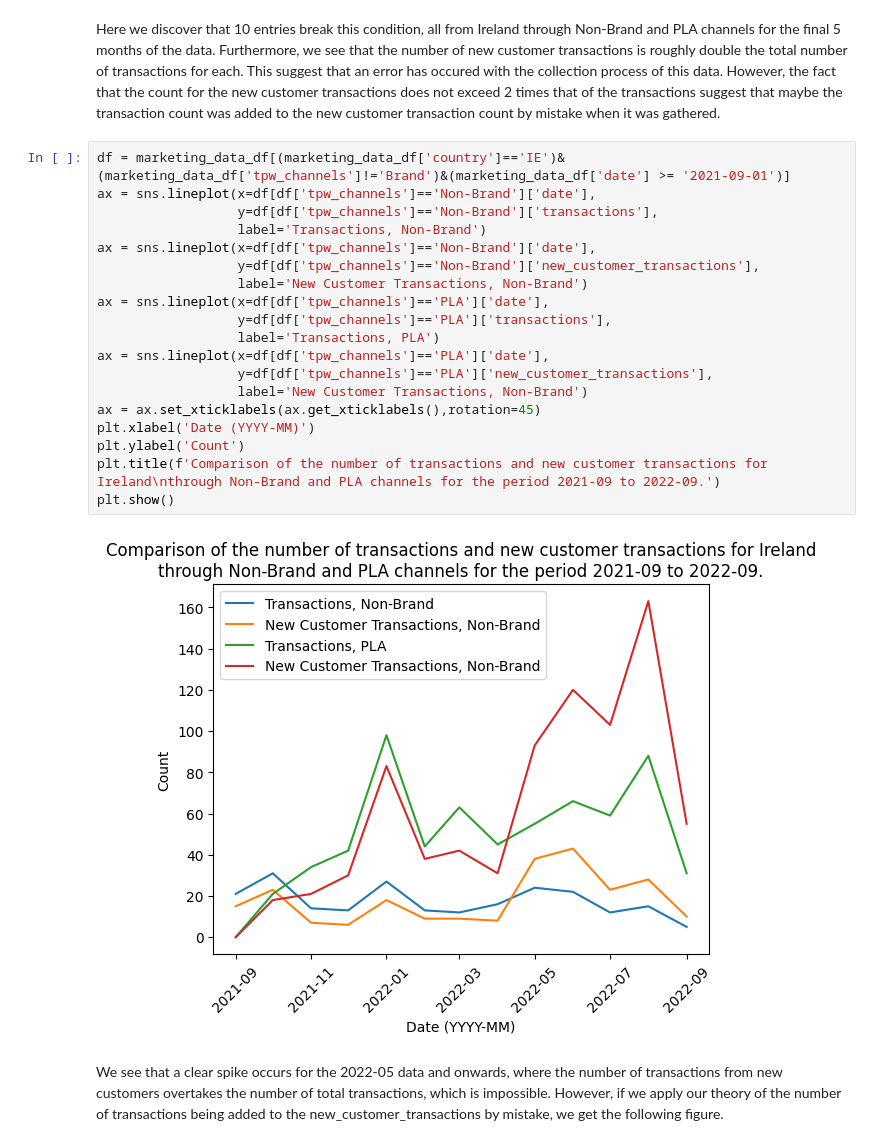
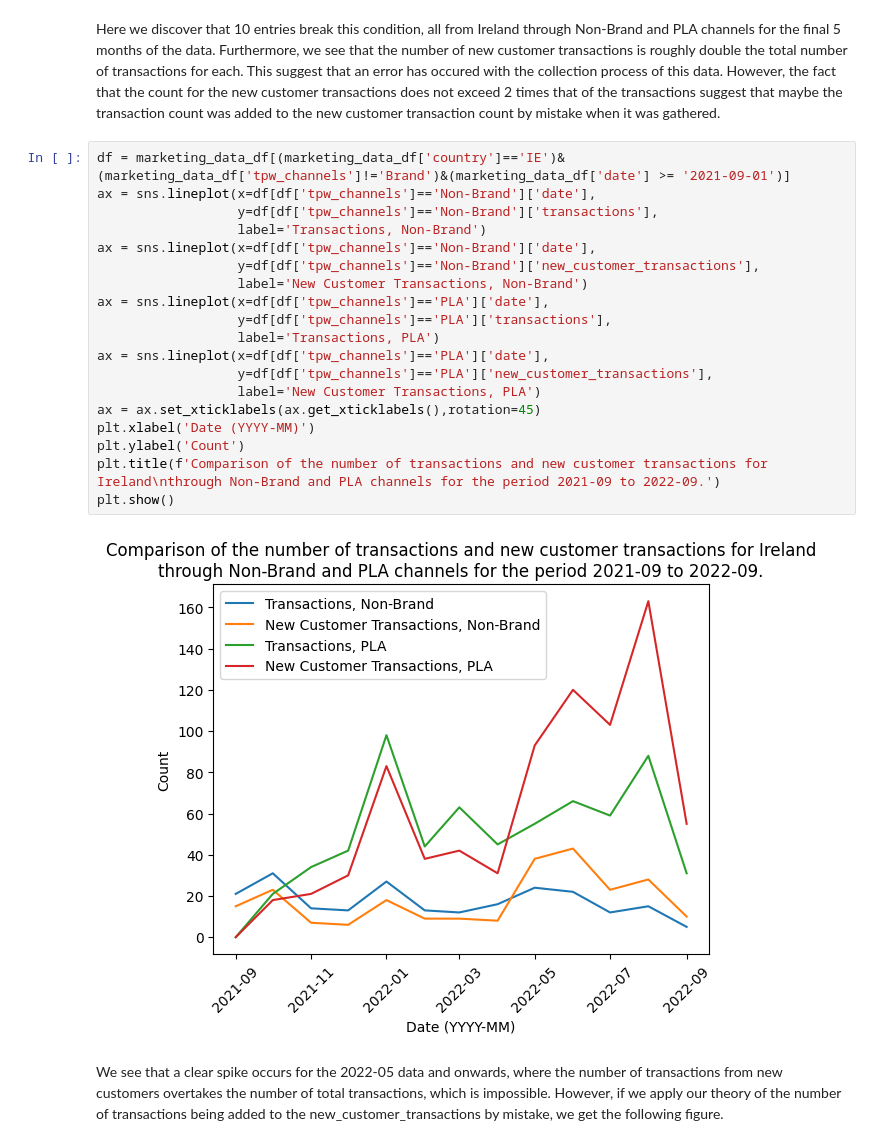
Before and after one commit to DanRHoward/Protein_Works_Presentation, a Jupyter notebook: Protein Works Presentation.ipynb, the cells around one changed output. Cells and saved outputs as stored; diff of their text form.

```diff
--- a/Protein Works Presentation.ipynb
+++ b/Protein Works Presentation.ipynb
@@ -363,24 +362,24 @@ Here we discover that 10 entries break this condition, all from Ireland through
 # %%
 df = marketing_data_df[(marketing_data_df['country']=='IE')&(marketing_data_df['tpw_channels']!='Brand')&(marketing_data_df['date'] >= '2021-09-01')]
 ax = sns.lineplot(x=df[df['tpw_channels']=='Non-Brand']['date'],
                   y=df[df['tpw_channels']=='Non-Brand']['transactions'],
                   label='Transactions, Non-Brand')
 ax = sns.lineplot(x=df[df['tpw_channels']=='Non-Brand']['date'],
                   y=df[df['tpw_channels']=='Non-Brand']['new_customer_transactions'],
                   label='New Customer Transactions, Non-Brand')
 ax = sns.lineplot(x=df[df['tpw_channels']=='PLA']['date'],
                   y=df[df['tpw_channels']=='PLA']['transactions'],
                   label='Transactions, PLA')
 ax = sns.lineplot(x=df[df['tpw_channels']=='PLA']['date'],
                   y=df[df['tpw_channels']=='PLA']['new_customer_transactions'],
-                  label='New Customer Transactions, Non-Brand')
+                  label='New Customer Transactions, PLA')
 ax = ax.set_xticklabels(ax.get_xticklabels(),rotation=45)
 plt.xlabel('Date (YYYY-MM)')
 plt.ylabel('Count')
 plt.title(f'Comparison of the number of transactions and new customer transactions for Ireland\nthrough Non-Brand and PLA channels for the period 2021-09 to 2022-09.')
 plt.show()
 # %% [output]
-[figure, old version]
+[figure, new version]
 # %% [markdown]
 We see that a clear spike occurs for the 2022-05 data and onwards, where the number of transactions from new customers overtakes the number of total transactions, which is impossible. However, if we apply our theory of the number of transactions being added to the new_customer_transactions by mistake, we get the following figure.
 # %%
```
Also changed, not shown: parts of 43 cells of this notebook.
